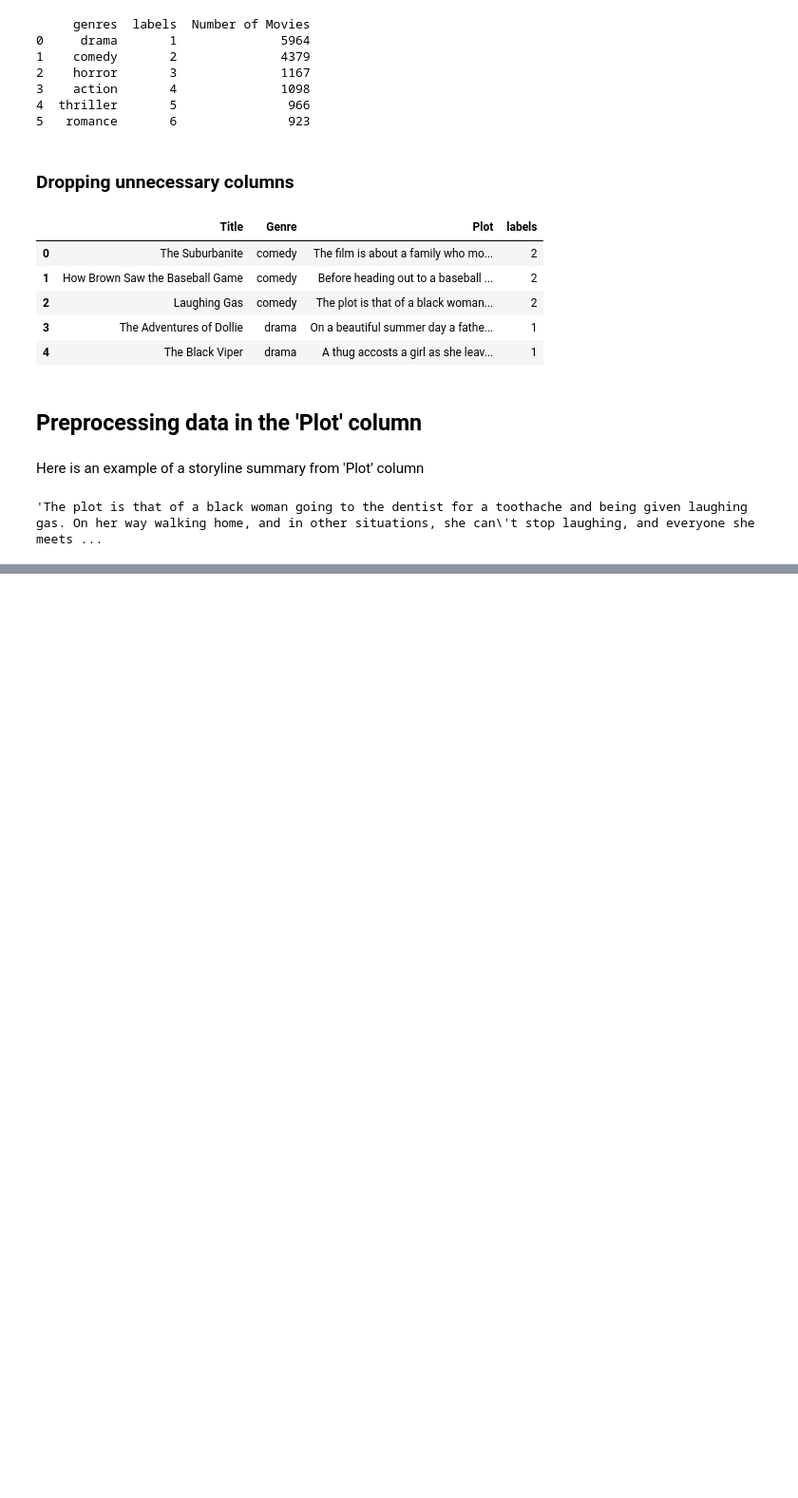
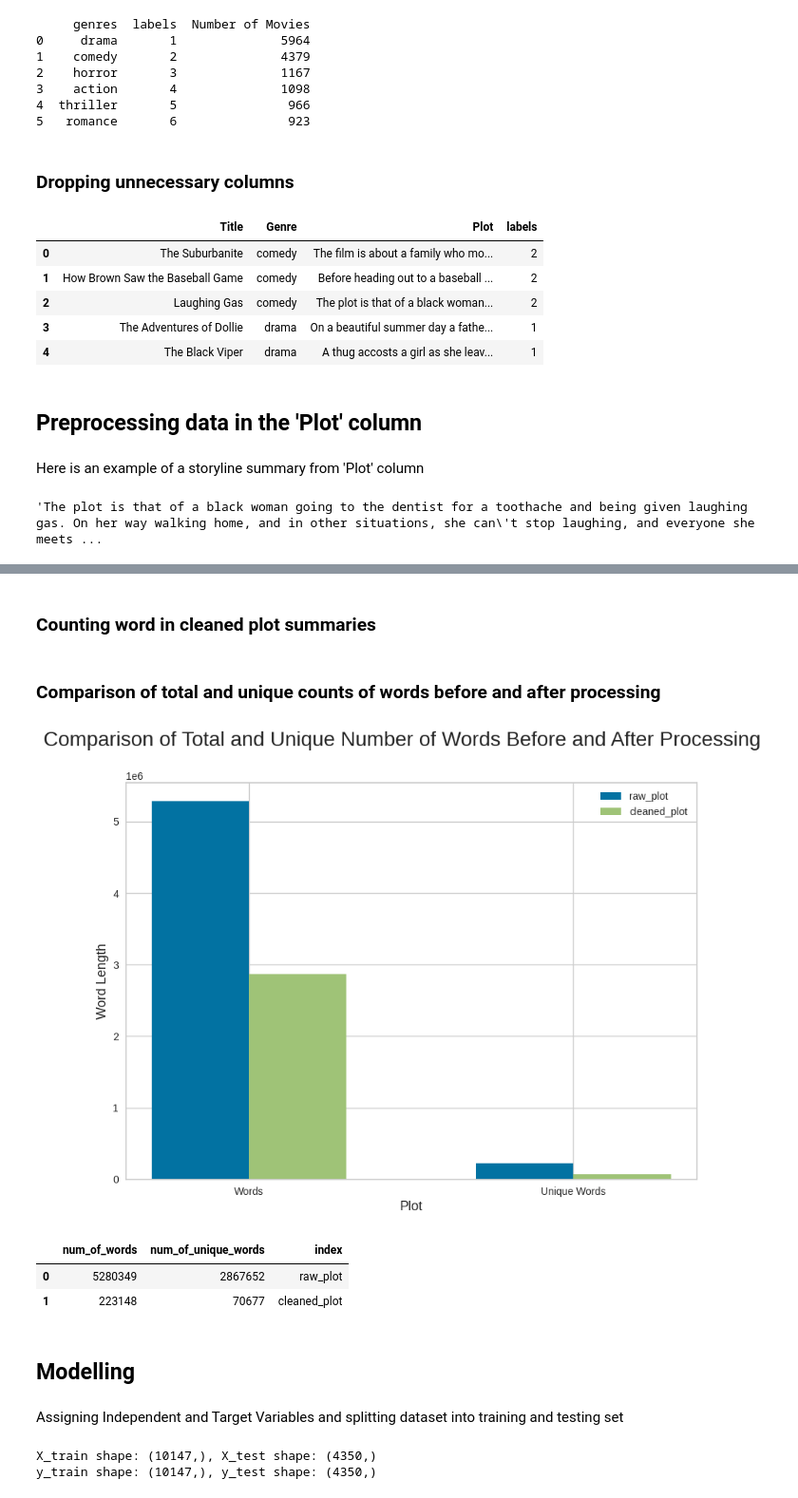
Before and after one commit to naamalia23/movie-genre-classification, a Jupyter notebook: main.ipynb, the cells around one changed output, grey strips where cells are left out. Shown at 95% size. Cells and saved outputs as stored; diff of their text form; code cells hidden in the pictures; blank space fills up the shorter version.

Commit message:
after splitting dataset

```diff
--- a/main.ipynb
+++ b/main.ipynb
@@ -481,0 +511,9 @@ movies_df_label['Plot'][2]
+# %%
+def unique_word_length(text):
+    unique_words = set()
+    for row in text:
+        words = row.split()
+        unique_words.update(words)
+    return len(unique_words)
+
+raw_unique_length = unique_word_length(copied_movies_df_label['Plot'])
@@ -481,0 +564,2 @@ movies_df_label['Plot'][2]
+# %%
+copied_movies_df_label['Plot'] = copied_movies_df_label['Plot'].apply(clean_text)
@@ -481,0 +575,61 @@ movies_df_label['Plot'][2]
+# %% [markdown]
+### Counting word in cleaned plot summaries
+# %%
+clean_length = word_length(copied_movies_df_label['Plot'])
+# %%
+clean_unique_length = unique_word_length(copied_movies_df_label['Plot'])
+# %% [markdown]
+### Comparison of total and unique counts of words before and after processing
+# %%
+# Create a DataFrame
+plot_length = [[raw_length, clean_length], [raw_unique_length, clean_unique_length]]
+length_df = pd.DataFrame(plot_length, columns=['num_of_words', 'num_of_unique_words'])
+length_df['index'] = ['raw_plot', 'cleaned_plot']
+
+# Extracting y-values
+y1 = length_df['num_of_words']
+y2 = length_df['num_of_unique_words']
+
+# Plotting
+plt.figure(figsize=(10, 7))
+ind = np.arange(2)
+width = 0.3
+
+# Plotting
+plt.bar(ind, y1, width, label='raw_plot')
+plt.bar(ind + width, y2, width, label='cleaned_plot')
+
+# Adding labels and title
+plt.xlabel('Plot', size=13)
+plt.ylabel('Word Length', size=13)
+plt.suptitle('Comparison of Total and Unique Number of Words Before and After Processing', size=20)
+plt.xticks(ind + width / 2, ('Words', 'Unique Words'))
+plt.legend(loc='best')
+plt.show()
+fig.savefig('/content/drive/MyDrive/git-colab-repo/movie-genre-classification/images/TotalVsUniqueWords.png')
+# %% [output]
+[figure, added]
+# %%
+length_df
+# %% [output]
+|  | num_of_words | num_of_unique_words | index |
+| 0 | 5280349 | 2867652 | raw_plot |
+| 1 | 223148 | 70677 | cleaned_plot |
+# %% [markdown]
+## Modelling
+# %% [markdown]
+Assigning Independent and Target Variables and splitting dataset into training and testing set
+# %%
+# Extract features (X) and labels (y)
+X = copied_movies_df_label['Plot']
+y = copied_movies_df_label['labels']
+
+# Split the data into training and testing sets
+X_train, X_test, y_train, y_test = train_test_split(X, y, test_size=0.3, random_state=42, stratify=y)
+
+# Print the shapes of the resulting sets
+print(f"X_train shape: {X_train.shape}, X_test shape: {X_test.shape}")
+print(f"y_train shape: {y_train.shape}, y_test shape: {y_test.shape}")
+# %% [output]
+X_train shape: (10147,), X_test shape: (4350,)
+y_train shape: (10147,), y_test shape: (4350,)
```
Also changed, not shown: parts of 13 cells of this notebook, 1 other file.
